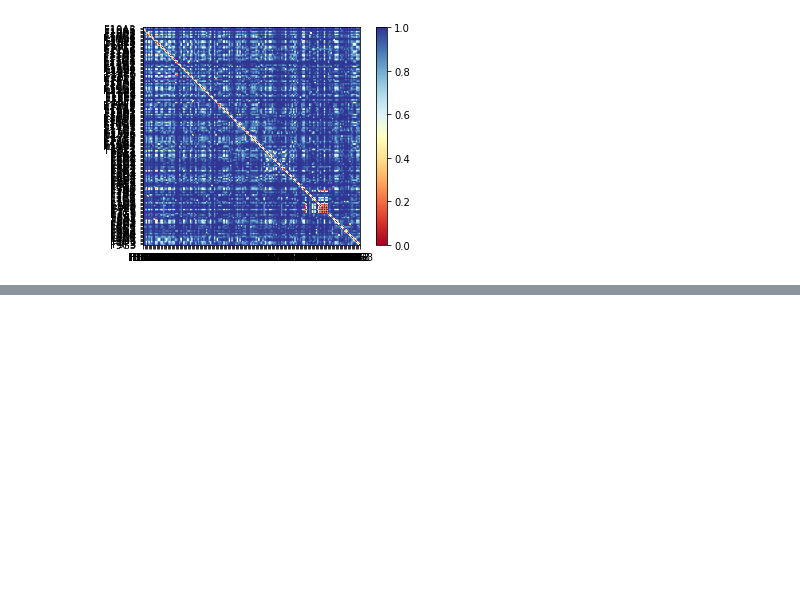
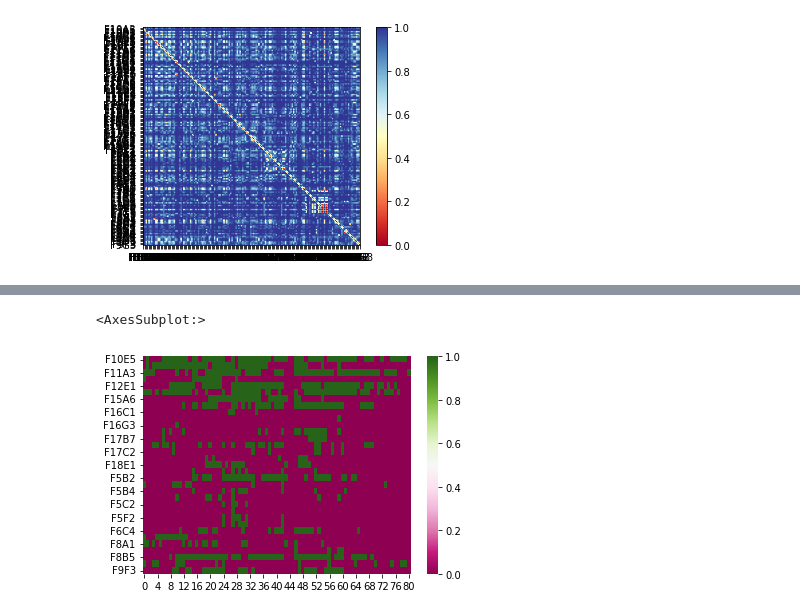
Before and after one commit to ajstein51/CS4900-Data-Science, a Jupyter notebook: main.ipynb, the cells around one changed output, grey strips where cells are left out. Drawn from its saved outputs; the diff is of its cells as text; code cells hidden in the pictures; blank space fills up the shorter version.

```diff
--- a/main.ipynb
+++ b/main.ipynb
@@ -781,0 +817,6 @@ cluster_dict["c2"]
+# %%
+heatdf2 = activity3df[activity3df.columns.intersection(act7_cluster_dict["c2"][pos1])]
+sns.heatmap(heatdf2.T, cmap="PiYG")
+# %% [output]
+<AxesSubplot:>
+[figure, added]
```
Also changed, not shown: parts of 10 cells of this notebook.
